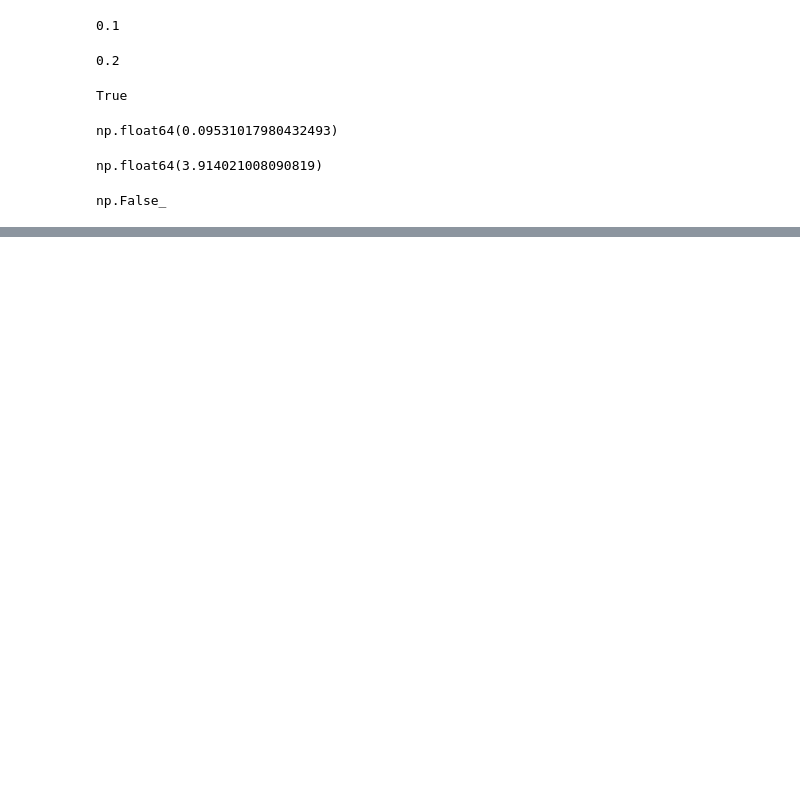
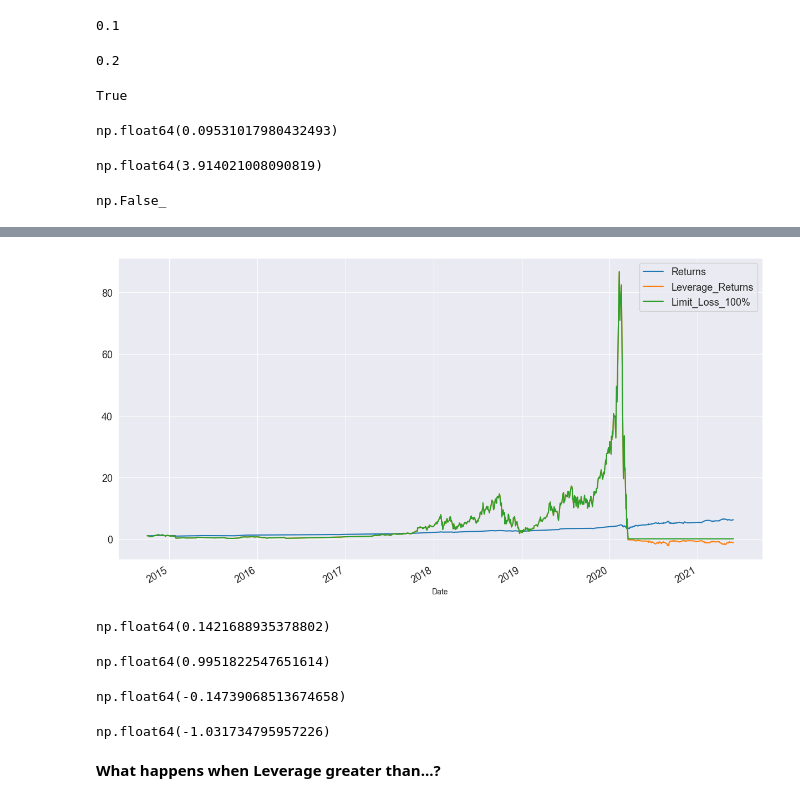
Before and after one commit to Qbannes/energy_trading, a Jupyter notebook: PyCharm_Notebook/08_Margin_Trading_and_Levered_Returns.ipynb, the cells around one changed output, grey strips where cells are left out. Saved outputs shown, nothing was run; the diff lists cells and outputs as text; code cells hidden in the pictures; blank space fills up the shorter version.

```diff
--- a/PyCharm_Notebook/08_Margin_Trading_and_Levered_Returns.ipynb
+++ b/PyCharm_Notebook/08_Margin_Trading_and_Levered_Returns.ipynb
@@ -52,0 +81,4 @@ np.False_
+# %%
+msft['Simple_Returns']=msft.Price.pct_change() # Simple Returns of percentage change
+# %%
+leverage=7
@@ -52,0 +90,3 @@ np.False_
+# %%
+msft['Leverage_Returns']=msft.Simple_Returns.mul(leverage)
+msft
@@ -52,0 +108,2 @@ np.False_
+# %%
+msft['Limit_Loss_100%']=np.where(msft['Leverage_Returns']<-1,-1,msft['Leverage_Returns']) # Limit Loss to 100%
@@ -52,0 +127,25 @@ np.False_
+# %%
+# msft[['Returns','Leverage_Returns']].add(1).cumprod().plot(figsize=(15,8),fontsize=13)
+msft[['Returns','Leverage_Returns','Limit_Loss_100%']].add(1).cumprod().plot(figsize=(15,8),fontsize=13)
+plt.legend(fontsize=13)
+plt.show()
+# %% [output]
+[figure, added]
+# %%
+msft.Simple_Returns.max()
+# %% [output]
+np.float64(0.1421688935378802)
+# %%
+msft.Leverage_Returns.max()
+# %% [output]
+np.float64(0.9951822547651614)
+# %%
+msft.Simple_Returns.min()
+# %% [output]
+np.float64(-0.14739068513674658)
+# %%
+msft.Leverage_Returns.min()
+# %% [output]
+np.float64(-1.031734795957226)
+# %% [markdown]
+**What happens when Leverage greater than...?**
```
Also changed, not shown: parts of 8 cells of this notebook, 6 other files.
